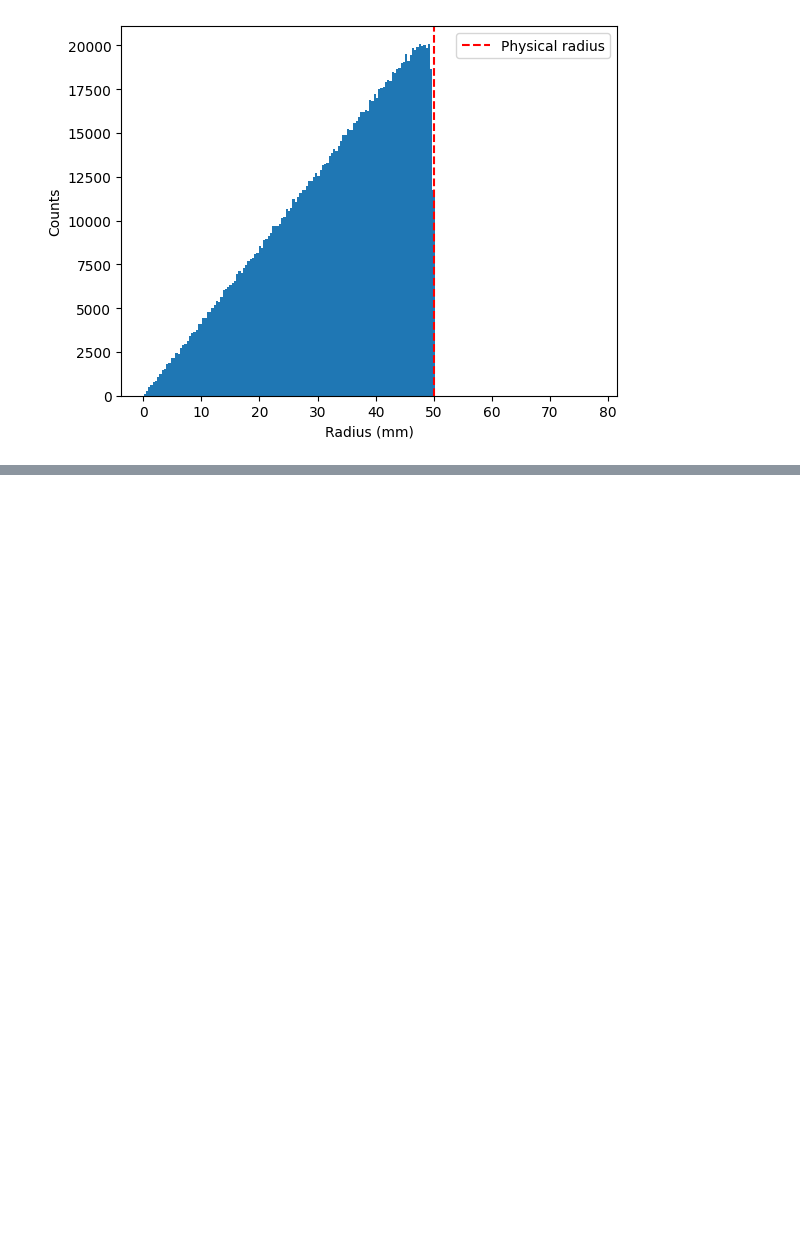
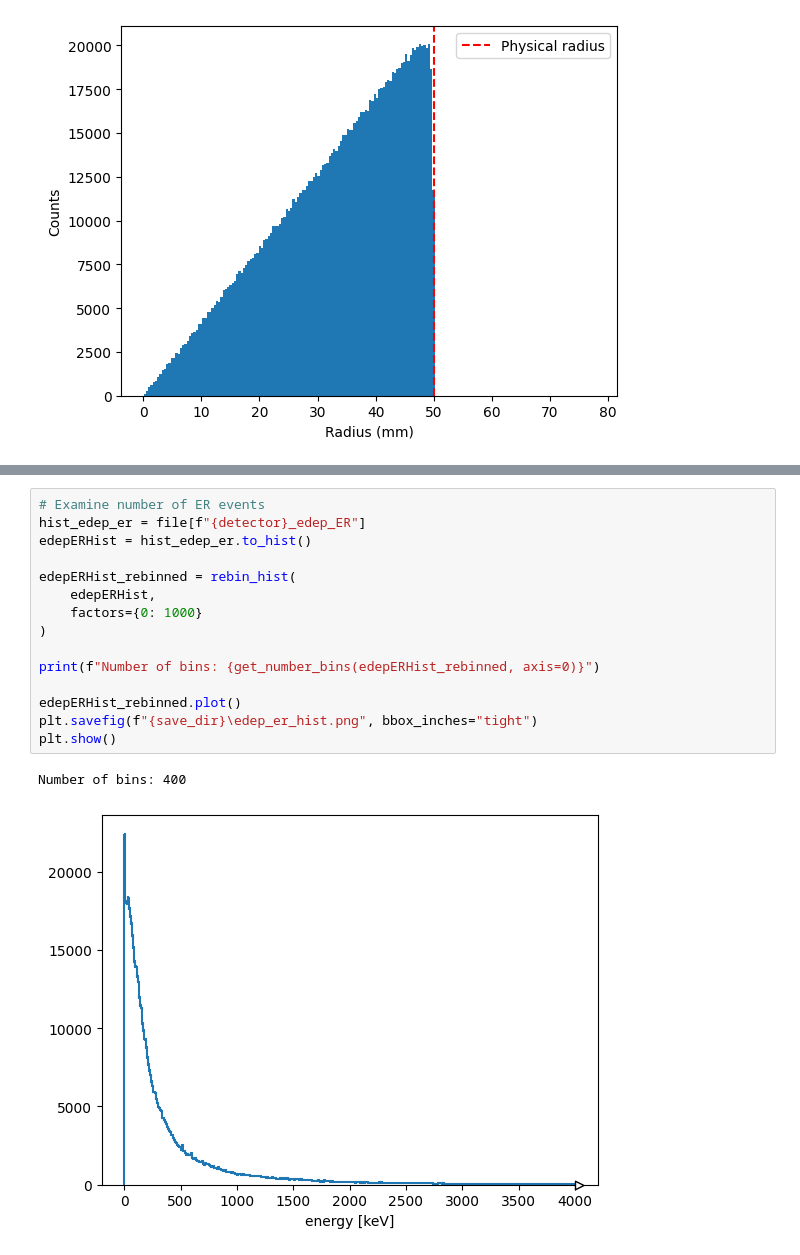
Before and after one commit to ncail/sourcesim-analysis, a Jupyter notebook: particlehits_radial_dependence.ipynb, the cells around one changed output, grey strips where cells are left out. Saved outputs shown, nothing was run; the diff lists cells and outputs as text; blank space fills up the shorter version.

```diff
--- a/particlehits_radial_dependence.ipynb
+++ b/particlehits_radial_dependence.ipynb
@@ -333,0 +354,18 @@ plt.show()
+# %%
+# Examine number of ER events
+hist_edep_er = file[f"{detector}_edep_ER"]
+edepERHist = hist_edep_er.to_hist()
+
+edepERHist_rebinned = rebin_hist(
+    edepERHist,
+    factors={0: 1000}
+)
+
+print(f"Number of bins: {get_number_bins(edepERHist_rebinned, axis=0)}")
+
+edepERHist_rebinned.plot()
+plt.savefig(f"{save_dir}\edep_er_hist.png", bbox_inches="tight")
+plt.show()
+# %% [output]
+Number of bins: 400
+[figure, added]
```
Also changed, not shown: parts of 5 cells of this notebook.
